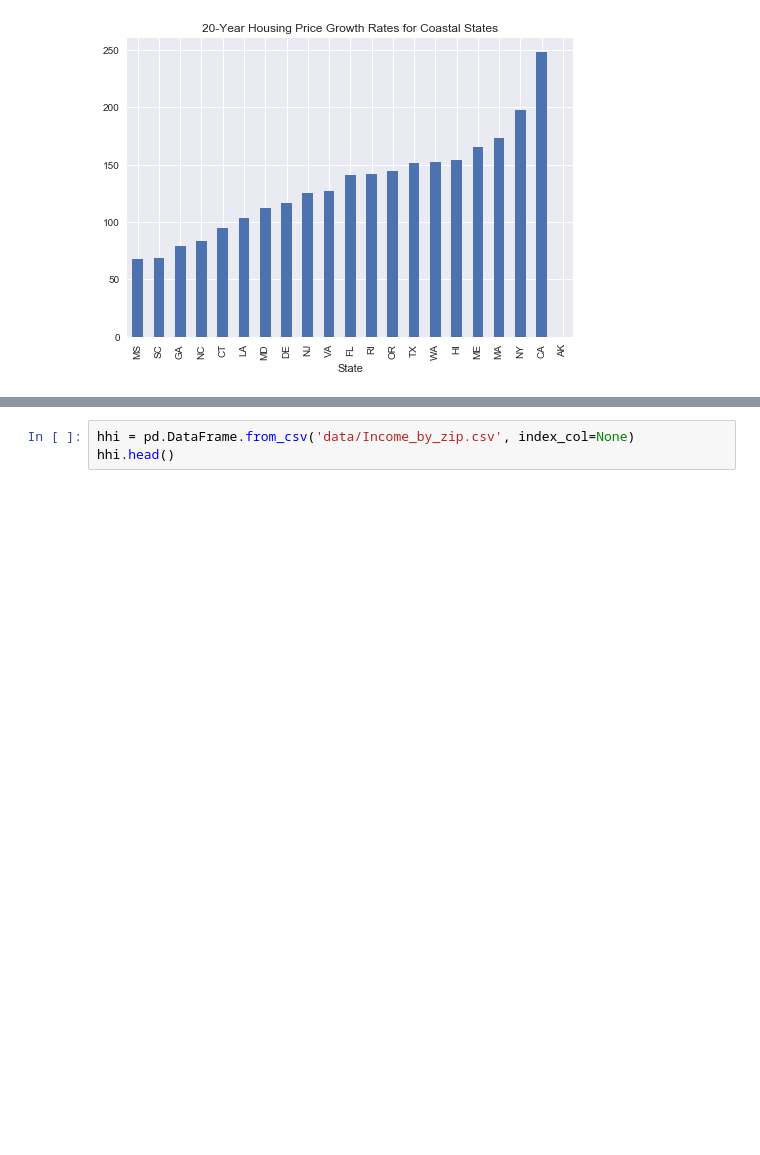
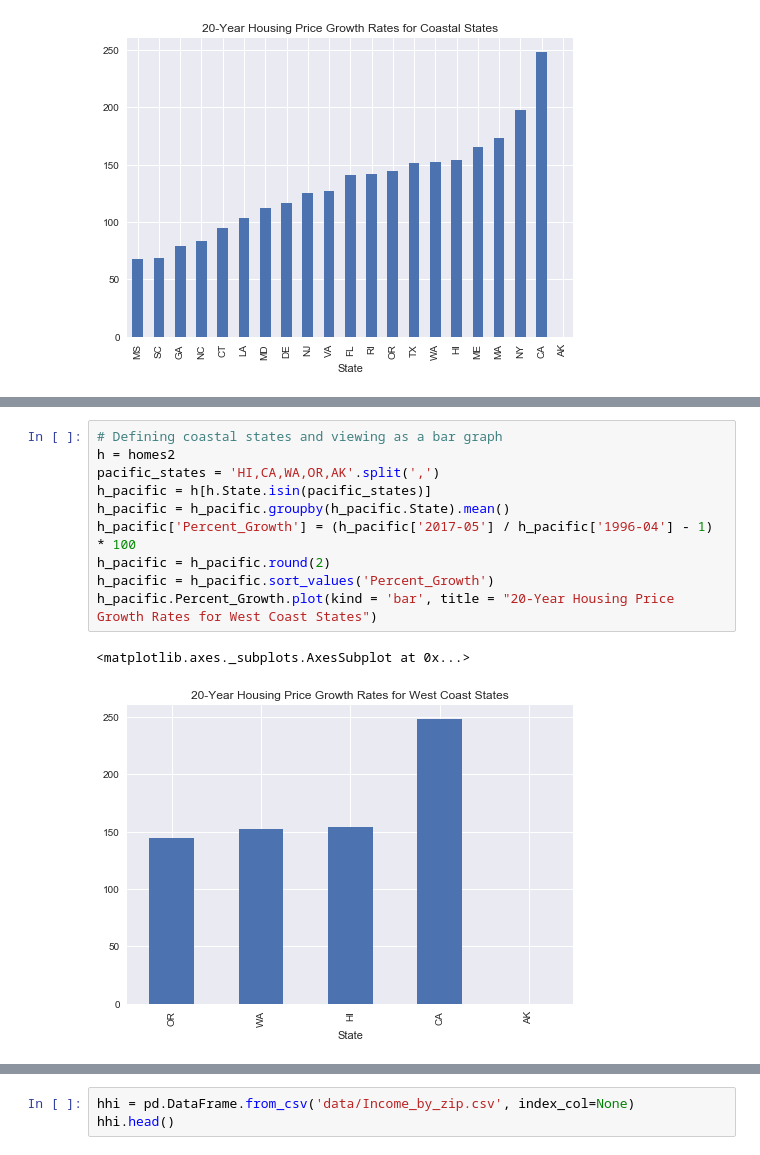
Before and after one commit to tiptonicedt/springboard, a Jupyter notebook: capstone_project_zillow/Zillow_Statistical_Inference.ipynb, the cells around one changed output, grey strips where cells are left out. Cells and saved outputs as stored; diff of their text form; blank space fills up the shorter version.

```diff
--- a/capstone_project_zillow/Zillow_Statistical_Inference.ipynb
+++ b/capstone_project_zillow/Zillow_Statistical_Inference.ipynb
@@ -114,0 +123,13 @@ mean - 1.96*std, mean + 1.96*std
+# %%
+# Defining coastal states and viewing as a bar graph
+h = homes2
+pacific_states = 'HI,CA,WA,OR,AK'.split(',')
+h_pacific = h[h.State.isin(pacific_states)]
+h_pacific = h_pacific.groupby(h_pacific.State).mean()
+h_pacific['Percent_Growth'] = (h_pacific['2017-05'] / h_pacific['1996-04'] - 1) * 100
+h_pacific = h_pacific.round(2)
+h_pacific = h_pacific.sort_values('Percent_Growth')
+h_pacific.Percent_Growth.plot(kind = 'bar', title = "20-Year Housing Price Growth Rates for West Coast States")
+# %% [output]
+<matplotlib.axes._subplots.AxesSubplot at 0x...>
+[figure, added]
```
Also changed, not shown: parts of 28 cells of this notebook.
